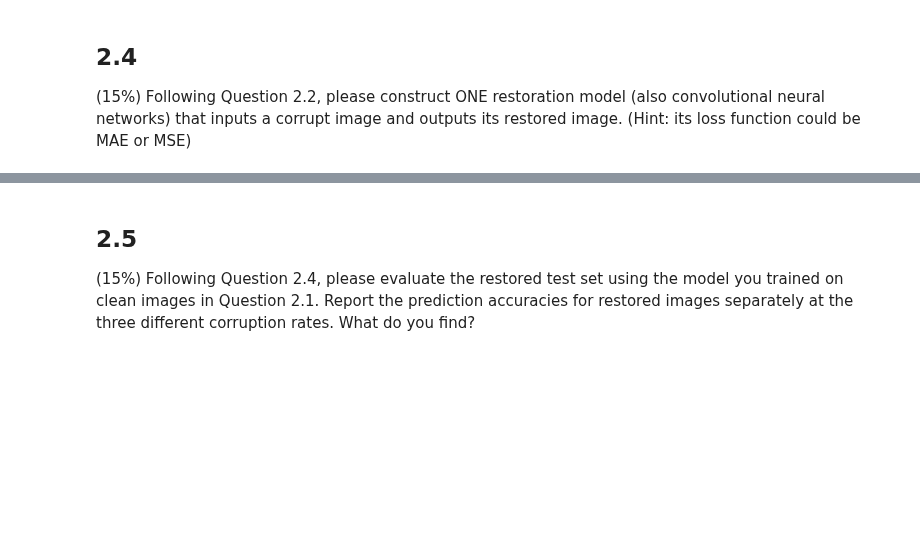
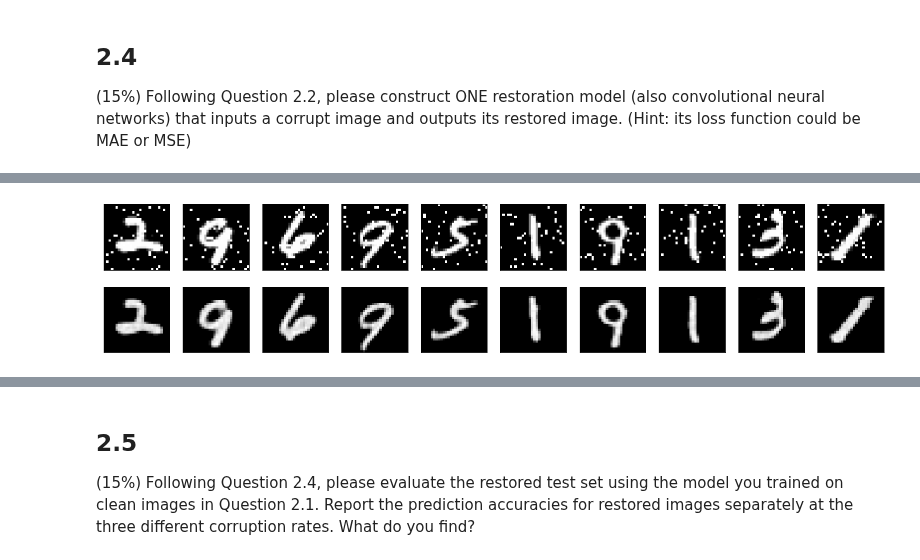
Before and after one commit to mequanent/Deep-Learning, a Jupyter notebook: 2_NNs_from_Scratch.ipynb, the cells around one changed output, grey strips where cells are left out. Saved outputs shown, nothing was run; the diff lists cells and outputs as text; code cells hidden in the pictures; blank space fills up the shorter version.

```diff
--- a/2_NNs_from_Scratch.ipynb
+++ b/2_NNs_from_Scratch.ipynb
@@ -130,10 +151,8 @@ Trainable params: 525,738
 Non-trainable params: 0
 _________________________________________________________________
 # %%
-model.compile(loss='categorical_crossentropy', optimizer='adam', metrics=['accuracy'])
+model_2_1.compile(loss='categorical_crossentropy', optimizer='adam', metrics=['accuracy'])
 # %%
-batch_size = 128
-epochs = 10
-model.fit(xtrain, ytrain, batch_size=batch_size, epochs=epochs, validation_split=0.1)
+model_2_1.fit(xtrain, ytrain, batch_size=128, epochs=10, validation_split=0.1)
 # %% [output]
 Epoch 1/10
@@ -248,0 +299,29 @@ from tensorflow.keras.models import Model
+# %%
+def restore_images(xtrain, xtrain_corrupted):
+  model = Sequential()
+  # DownSample (Encode)
+  model.add(Conv2D(32, (3, 3), activation='relu', padding='same', input_shape=(28, 28, 1)))
+  model.add(MaxPooling2D((2, 2), padding='same'))
+  model.add(Conv2D(8, (3, 3), activation='relu', padding='same'))
+  model.add(MaxPooling2D((2, 2), padding='same'))
+  model.add(Conv2D(8, (3, 3), activation='relu', padding='same'))
+  model.add(MaxPooling2D((2, 2), padding='same'))
+  model.add(Conv2D(8, (3, 3), activation='relu', padding='same'))
+
+  # UpSample (Decode)
+  model.add(UpSampling2D((2, 2)))
+  model.add(Conv2D(8, (3, 3), activation='relu', padding='same'))
+  model.add(UpSampling2D((2, 2)))
+  model.add(Conv2D(32, (3, 3), activation='relu', padding='same'))
+  model.add(UpSampling2D((2, 2)))
+  model.add(Conv2D(1, (3, 3), activation='relu', padding='same'))
+
+  model.compile(optimizer='adam', loss='mean_squared_error')
+
+  model.fit(xtrain_corrupted, xtrain, epochs=10, batch_size=256,
+            shuffle=True, validation_split=0.1)
+
+  #model.evaluate(xtest_corrupted, xtest)
+
+  #model.save('restoring_model.model')
+  return model
@@ -248,0 +338,3 @@ from tensorflow.keras.models import Model
+# %%
+autoencoder = restore_images(xtrain, xtrain_corrupted_5, xtest, xtest_corrupted_5)
+predictions_5 = autoencoder.predict(xtest_corrupted_5)
@@ -248,0 +359,4 @@ from tensorflow.keras.models import Model
+# %%
+display(xtest_corrupted_5, predictions_5)
+# %% [output]
+[figure, added]
```
Also changed, not shown: parts of 34 cells of this notebook.
